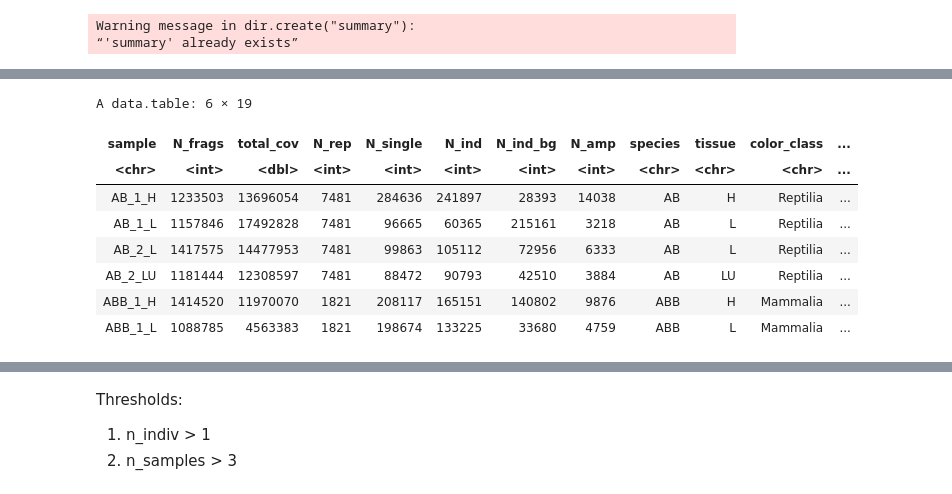
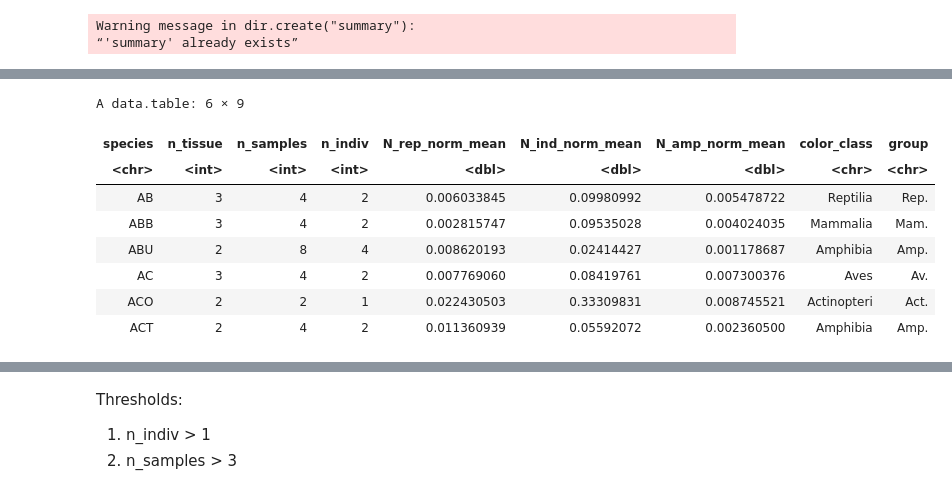
Before and after one commit to epigen/DNAmeth500species, a Jupyter notebook: src/01.9.2_coverage_summary.ipynb, the cells around one changed output, grey strips where cells are left out. Cells and saved outputs as stored; diff of their text form; code cells hidden in the pictures.

```diff
--- a/src/01.9.2_coverage_summary.ipynb
+++ b/src/01.9.2_coverage_summary.ipynb
@@ -56 +77,3 @@ my_wt(coverage_stats, "summary/coverage_stats_combined.tsv")
+# %%
+coverage_stats <- coverage_stats[sample %in% stats_annot$Sample_Name,]
 # %%
@@ -68,8 +92,8 @@ A data.table: 6 × 16
 # %%
 ## normalizing the N_rep by the number of fragments
 # %%
-coverage_stats <- coverage_stats %>%
+coverage_stats_mean <- coverage_stats %>%
     group_by(species) %>%
-    mutate(n_tissue = length(unique(tissue)), n_samples = n(), n_indiv = length(unique(individual))) %>%
-    ungroup()
+    summarise(n_tissue = length(unique(tissue)), n_samples = n(), n_indiv = max(individual), N_rep_norm_mean = mean(N_rep_norm),
+              N_ind_norm_mean=mean(N_ind_norm), N_amp_norm_mean = mean(N_amp_norm), color_class = first(color_class), group = first(group))
 # %%
@@ -77,13 +101,13 @@ setDT(coverage_stats)
 # %%
-head(coverage_stats)
+head(coverage_stats_mean)
 # %% [output]
-A data.table: 6 × 19
+A data.table: 6 × 9
-| sample | N_frags | total_cov | N_rep | N_single | N_ind | N_ind_bg | N_amp | species | tissue | color_class | ... |
-| <chr> | <int> | <dbl> | <int> | <int> | <int> | <int> | <int> | <chr> | <chr> | <chr> | ... |
-| AB_1_H | 1233503 | 13696054 | 7481 | 284636 | 241897 | 28393 | 14038 | AB | H | Reptilia | ... |
-| AB_1_L | 1157846 | 17492828 | 7481 | 96665 | 60365 | 215161 | 3218 | AB | L | Reptilia | ... |
-| AB_2_L | 1417575 | 14477953 | 7481 | 99863 | 105112 | 72956 | 6333 | AB | L | Reptilia | ... |
-| AB_2_LU | 1181444 | 12308597 | 7481 | 88472 | 90793 | 42510 | 3884 | AB | LU | Reptilia | ... |
-| ABB_1_H | 1414520 | 11970070 | 1821 | 208117 | 165151 | 140802 | 9876 | ABB | H | Mammalia | ... |
-| ABB_1_L | 1088785 | 4563383 | 1821 | 198674 | 133225 | 33680 | 4759 | ABB | L | Mammalia | ... |
+| species | n_tissue | n_samples | n_indiv | N_rep_norm_mean | N_ind_norm_mean | N_amp_norm_mean | color_class | group |
+| <chr> | <int> | <int> | <int> | <dbl> | <dbl> | <dbl> | <chr> | <chr> |
+| AB | 3 | 4 | 2 | 0.006033845 | 0.09980992 | 0.005478722 | Reptilia | Rep. |
+| ABB | 3 | 4 | 2 | 0.002815747 | 0.09535028 | 0.004024035 | Mammalia | Mam. |
+| ABU | 2 | 8 | 4 | 0.008620193 | 0.02414427 | 0.001178687 | Amphibia | Amp. |
+| AC | 3 | 4 | 2 | 0.007769060 | 0.08419761 | 0.007300376 | Aves | Av. |
+| ACO | 2 | 2 | 1 | 0.022430503 | 0.33309831 | 0.008745521 | Actinopteri | Act. |
+| ACT | 2 | 4 | 2 | 0.011360939 | 0.05592072 | 0.002360500 | Amphibia | Amp. |
 # %%
```
Also changed, not shown: parts of 33 cells of this notebook, 11 other files.
